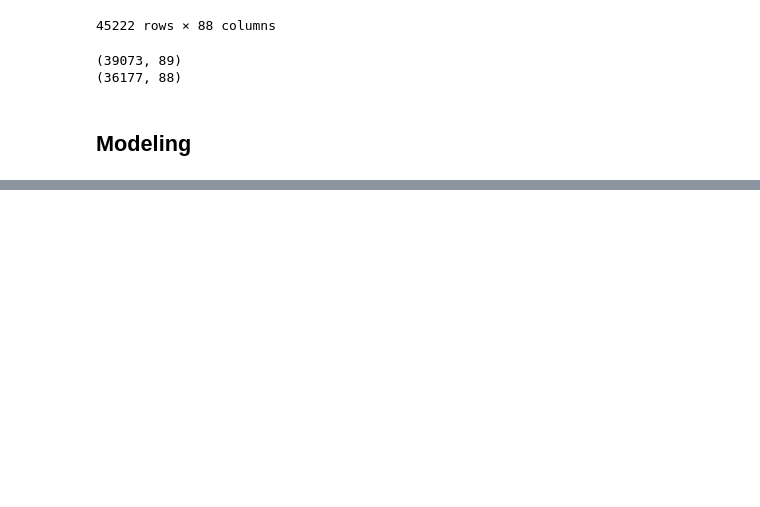
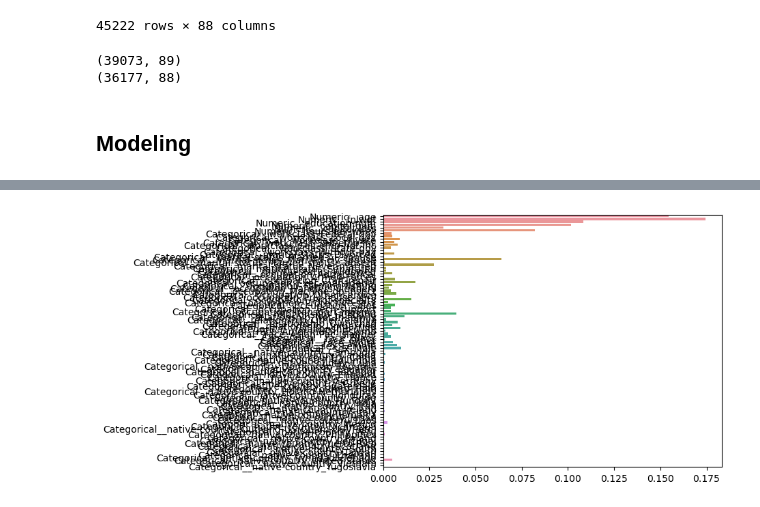
Before and after one commit to Trade4Bread/DAT_402_ML_P1, a Jupyter notebook: ML_P1.ipynb, the cells around one changed output, grey strips where cells are left out. Cells and saved outputs as stored; diff of their text form; code cells hidden in the pictures; blank space fills up the shorter version.

```diff
--- a/ML_P1.ipynb
+++ b/ML_P1.ipynb
@@ -568,3 +544,0 @@ yhat_train = log_reg.predict(X_test)
-# %%
-log_reg = LogisticRegression()
-log_reg.fit(X_train2, y_train2)
@@ -597,8 +544,0 @@ accuracy_score(yhat_train2, y_test2_enc)
-# %%
-svc = LinearSVC(C=100, loss="hinge", random_state=42)
-
-svc.fit(X_train, y_train)
-svc_hat = svc.predict(X_test)
-
-svc.fit(X_train2, y_train2)
-svc_hat2 = svc.predict(X_test2)
@@ -627,8 +544,0 @@ accuracy_score(svc_hat2, y_test2_enc)
-# %%
-svc = SVC(kernel='poly', degree=3, gamma='scale', coef0=1, C=10, random_state=42)
-
-svc.fit(X_train, y_train)
-svc_hat = svc.predict(X_test)
-
-svc.fit(X_train2, y_train2)
-svc_hat2 = svc.predict(X_test2)
@@ -656,0 +607,7 @@ accuracy_score(svc_hat2, y_test2_enc)
+# %%
+lr = LogisticRegression()
+svc = LinearSVC(C=100, loss="hinge", random_state=42)
+svc2 = SVC(kernel='poly', degree=3, gamma='scale', coef0=1, C=5, random_state=42)
+rf = RandomForestClassifier(random_state=42)
+
+models = [lr, svc, svc2, rf]
@@ -656,0 +674,5 @@ accuracy_score(svc_hat2, y_test2_enc)
+# %%
+sns.barplot(x=rf.feature_importances_, y=X_train2.columns, fontsize=2)
+plt.show()
+# %% [output]
+[figure, added]
```
Also changed, not shown: parts of 36 cells of this notebook.
